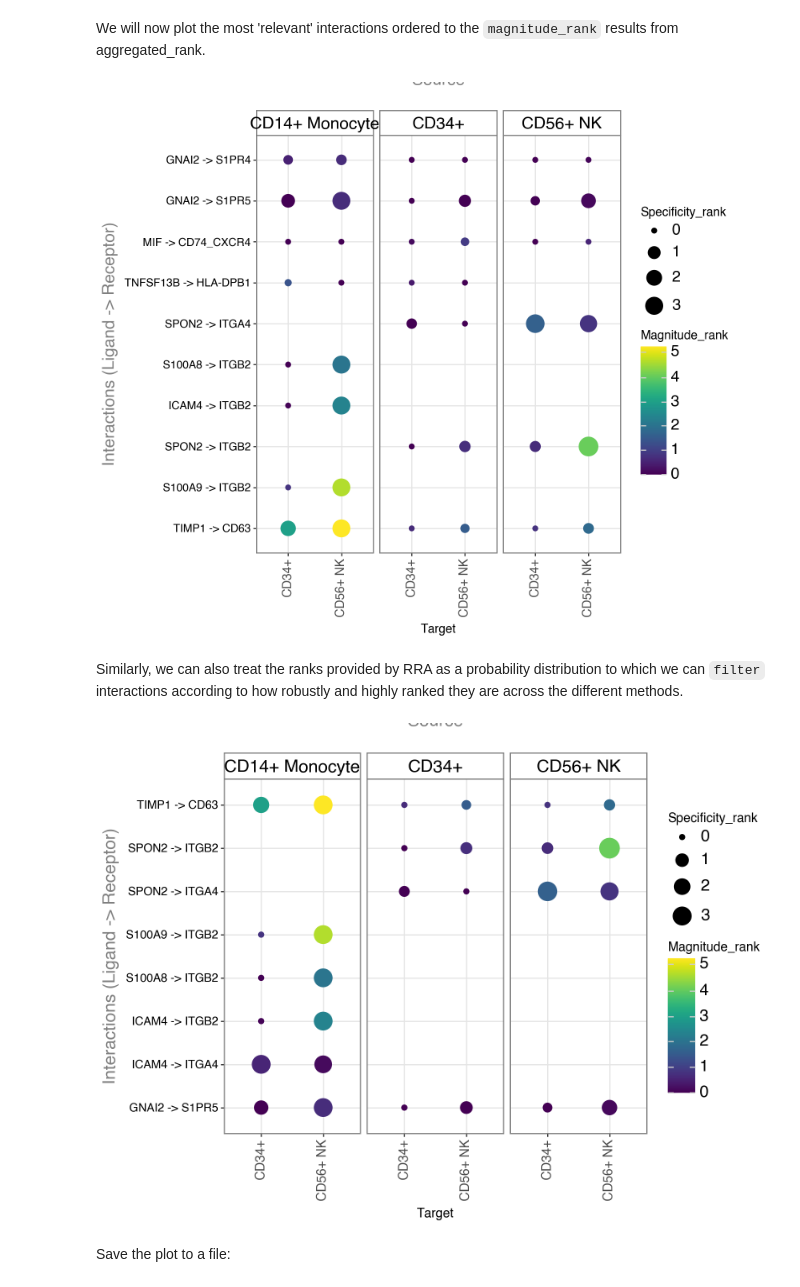
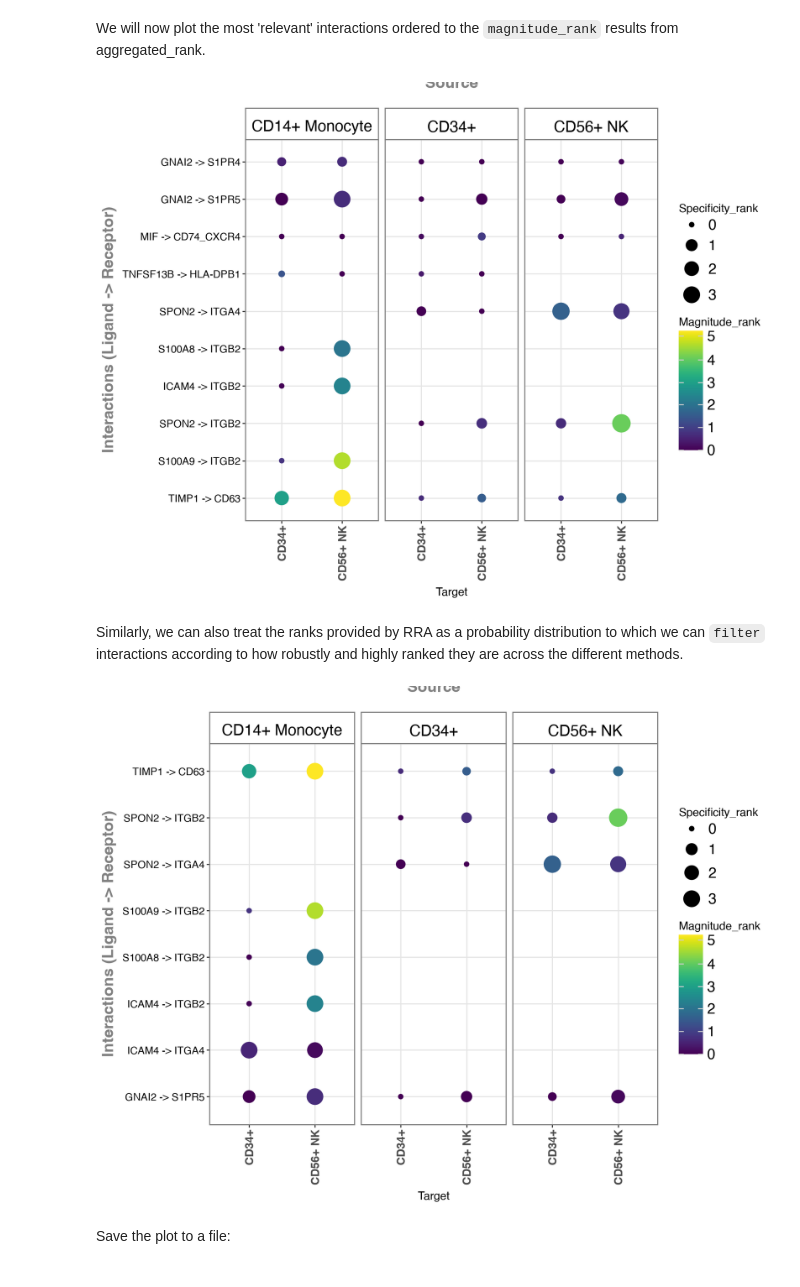
Before and after one commit to scverse/liana-tutorials, a Jupyter notebook: notebooks/basic_usage.ipynb, the cells around one changed output. Saved outputs shown, nothing was run; the diff lists cells and outputs as text; code cells hidden in the pictures.

```diff
--- a/notebooks/basic_usage.ipynb
+++ b/notebooks/basic_usage.ipynb
@@ -257,18 +275,18 @@ We will now plot the most 'relevant' interactions ordered to the `magnitude_rank
 # %%
 li.pl.dotplot(adata = adata,
               colour='magnitude_rank',
               size='specificity_rank',
               inverse_size=True,
               inverse_colour=True,
               source_labels=['CD34+', 'CD56+ NK', 'CD14+ Monocyte'],
               target_labels=['CD34+', 'CD56+ NK'],
               top_n=10,
               orderby='magnitude_rank',
               orderby_ascending=True,
-              figure_size=(8, 7)
+              figure_size=(9, 7)
              )
 # %% [output]
-[figure, old version]
+[figure, new version]
 # %% [markdown]
 Similarly, we can also treat the ranks provided by RRA as a probability distribution to which we can `filter` interactions
 according to how robustly and highly ranked they are across the different methods.
@@ -281,10 +299,11 @@ my_plot = li.pl.dotplot(adata = adata,
                         source_labels=['CD34+', 'CD56+ NK', 'CD14+ Monocyte'],
                         target_labels=['CD34+', 'CD56+ NK'],
                         filter_fn=lambda x: x['specificity_rank'] <= 0.01,
+                        figure_size=(9, 7)
                        )
 my_plot
 # %% [output]
-[figure, old version]
+[figure, new version]
 # %% [markdown]
 Save the plot to a file:
 # %%
```
Also changed, not shown: parts of 8 cells of this notebook, 15 other files.
